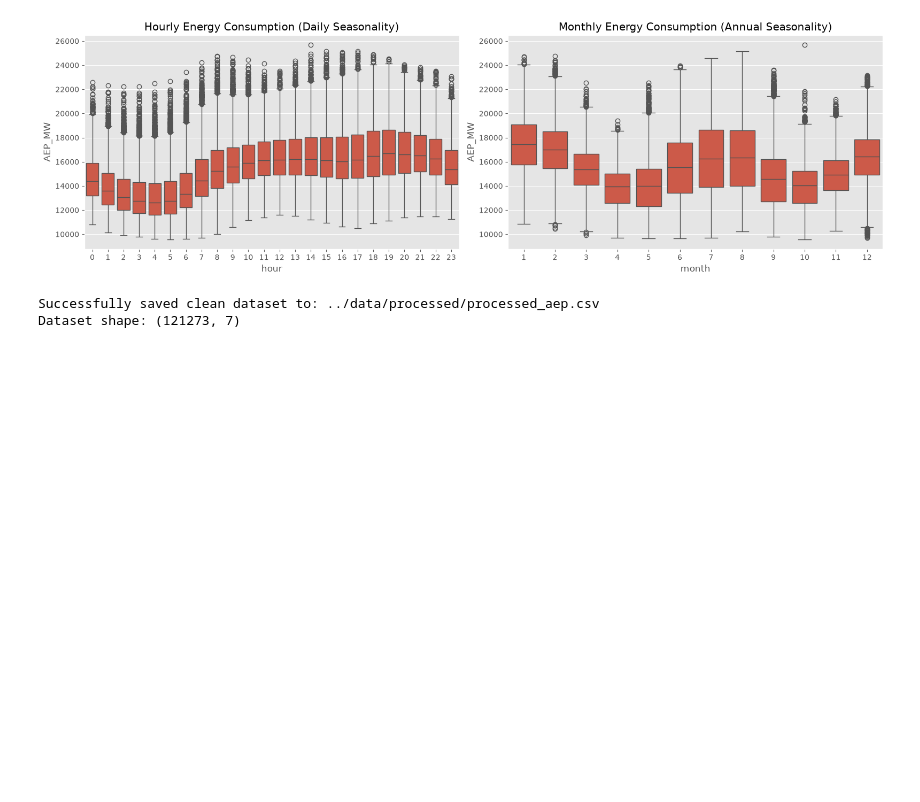
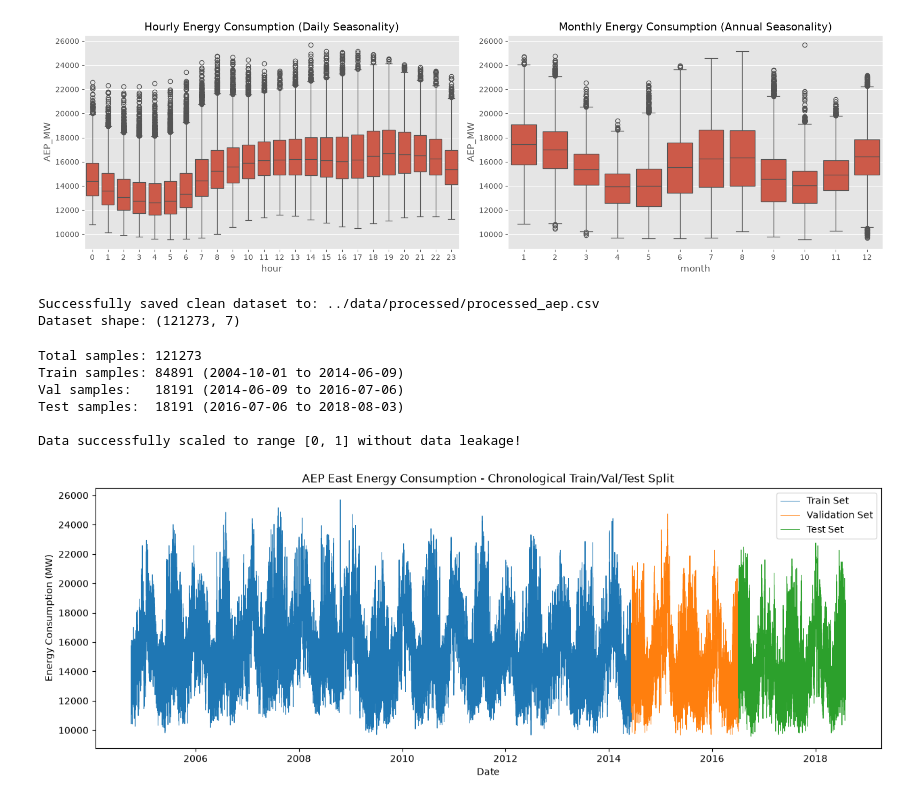
Before and after one commit to AmanK2006/Energy_Consumption, a Jupyter notebook: notebooks/eda_and_cleaning.ipynb, the cells around one changed output. Saved outputs shown, nothing was run; the diff lists cells and outputs as text; code cells hidden in the pictures; blank space fills up the shorter version.

```diff
--- a/notebooks/eda_and_cleaning.ipynb
+++ b/notebooks/eda_and_cleaning.ipynb
@@ -130,3 +130,77 @@ print(f"Dataset shape: {df.shape}")
 # %% [output]
 Successfully saved clean dataset to: ../data/processed/processed_aep.csv
 Dataset shape: (121273, 7)
+# %%
+import pandas as pd
+import numpy as np
+from sklearn.preprocessing import MinMaxScaler
+import matplotlib.pyplot as plt
+
+# 1. Load the processed dataset
+df = pd.read_csv('../data/processed/processed_aep.csv', index_col=0, parse_dates=True)
+
+# Define feature columns and target
+feature_cols = ['AEP_MW', 'hour', 'dayofweek', 'month', 'year']
+target_col = 'AEP_MW'
+
+# Extract underlying numpy values
+data = df[feature_cols].values
+
+# -------------------------------------------------------------
+# STEP 1: Chronological Train / Validation / Test Split
+# -------------------------------------------------------------
+# Common ratio: 70% Train, 15% Validation, 15% Test
+n = len(data)
+train_end = int(n * 0.70)
+val_end = int(n * 0.85)
+
+train_data = data[:train_end]
+val_data = data[train_end:val_end]
+test_data = data[val_end:]
+
+print(f"Total samples: {n}")
+print(f"Train samples: {len(train_data)} ({df.index[0].date()} to {df.index[train_end-1].date()})")
+print(f"Val samples:   {len(val_data)} ({df.index[train_end].date()} to {df.index[val_end-1].date()})")
+print(f"Test samples:  {len(test_data)} ({df.index[val_end].date()} to {df.index[-1].date()})")
+
+# -------------------------------------------------------------
+# STEP 2: Separate Target Scaler & Feature Scalers
+# -------------------------------------------------------------
+# We create a dedicated scaler for the target variable (AEP_MW)
+# so we can easily inverse_transform predictions back to Megawatts later!
+target_scaler = MinMaxScaler(feature_range=(0, 1))
+feature_scaler = MinMaxScaler(feature_range=(0, 1))
+
+# FIT ONLY ON TRAINING DATA
+# Fit target scaler on the AEP_MW column (index 0) of training data
+target_scaler.fit(train_data[:, 0:1])
+
+# Fit feature scaler on all features of training data
+feature_scaler.fit(train_data)
+
+# TRANSFORM ALL SPLITS USING THE TRAIN-FITTED SCALERS
+train_scaled = feature_scaler.transform(train_data)
+val_scaled = feature_scaler.transform(val_data)
+test_scaled = feature_scaler.transform(test_data)
+
+print("\nData successfully scaled to range [0, 1] without data leakage!")
+# %% [output]
+Total samples: 121273
+Train samples: 84891 (2004-10-01 to 2014-06-09)
+Val samples:   18191 (2014-06-09 to 2016-07-06)
+Test samples:  18191 (2016-07-06 to 2018-08-03)
+
+Data successfully scaled to range [0, 1] without data leakage!
+# %%
+plt.figure(figsize=(15, 5))
+plt.plot(df.index[:train_end], df['AEP_MW'].iloc[:train_end], label='Train Set', color='tab:blue', linewidth=0.6)
+plt.plot(df.index[train_end:val_end], df['AEP_MW'].iloc[train_end:val_end], label='Validation Set', color='tab:orange', linewidth=0.6)
+plt.plot(df.index[val_end:], df['AEP_MW'].iloc[val_end:], label='Test Set', color='tab:green', linewidth=0.6)
+
+plt.title('AEP East Energy Consumption - Chronological Train/Val/Test Split')
+plt.xlabel('Date')
+plt.ylabel('Energy Consumption (MW)')
+plt.legend()
+plt.show()
+# %% [output]
+[figure, added]
```
Also changed, not shown: parts of 1 cell of this notebook.
